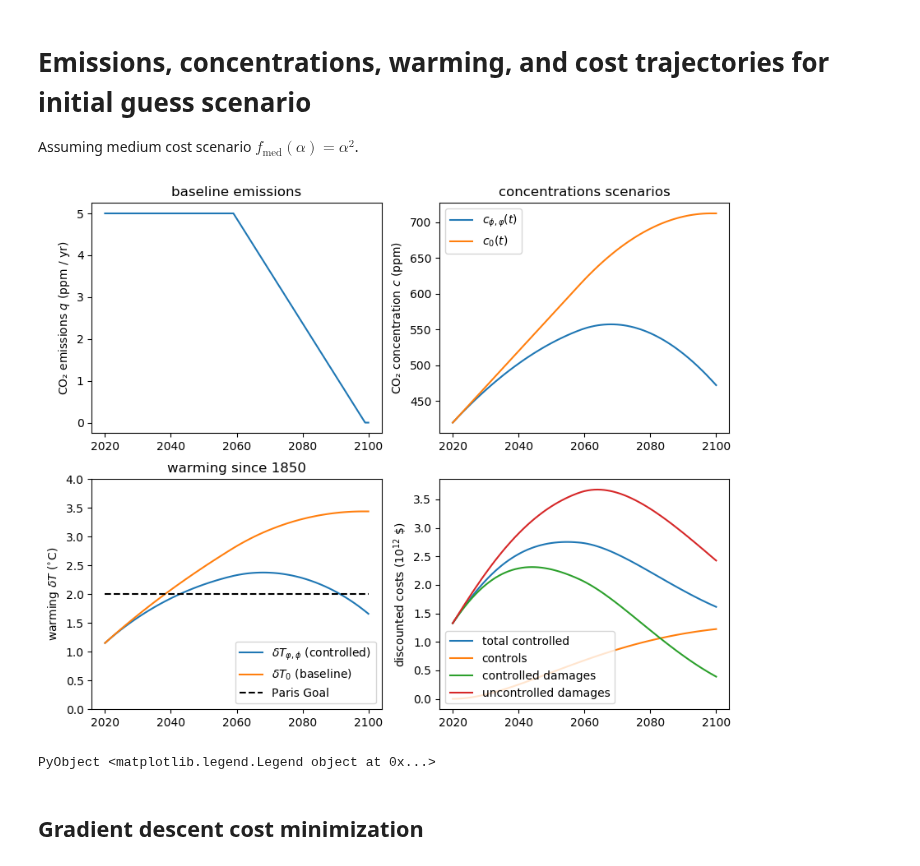
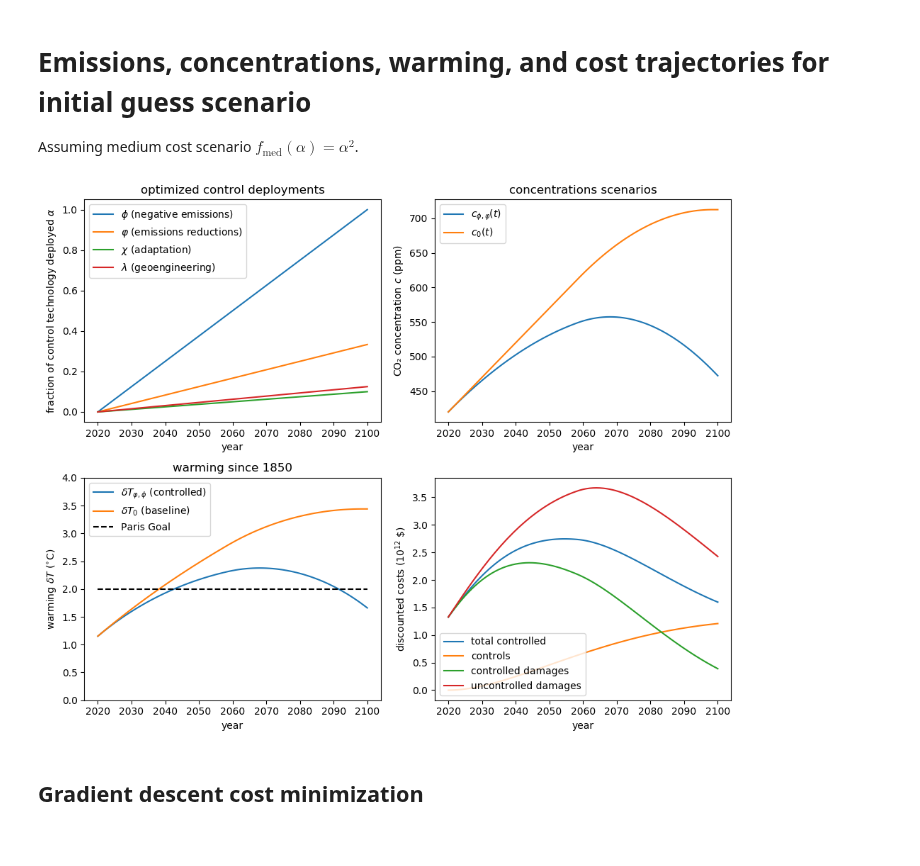
Before and after one commit to hdrake/OptimizeClimate, a Jupyter notebook: DeutchOptimized_gradient_descent_HFD.ipynb, the cells around one changed output. Cells and saved outputs as stored; diff of their text form; code cells hidden in the pictures.

```diff
--- a/DeutchOptimized_gradient_descent_HFD.ipynb
+++ b/DeutchOptimized_gradient_descent_HFD.ipynb
@@ -103,36 +99,48 @@ Assuming medium cost scenario $f_{\text{med}}(\alpha) = \alpha^{2}$.
 # %%
 figure(figsize=(10,8))
 subplot(2,2,1)
-plot(t,q)
-ylabel(L"CO₂ emissions $q$ (ppm / yr)")
-title("baseline emissions")
+plot(t, ϕ, label=L"$\phi$ (negative emissions)")
+plot(t, φ, label=L"$\varphi$ (emissions reductions)")
+plot(t, χ, label=L"$\chi$ (adaptation)")
+plot(t, λ, label=L"$\lambda$ (geoengineering)")
+ylabel(L"fraction of control technology deployed $\alpha$")
+xlabel("year")
+title("optimized control deployments")
+legend()
 
 subplot(2,2,2)
 plot(t,c(ϕ,φ), label=L"$c_{\phi,\varphi}(t)$")
 plot(t,c_0, label=L"$c_{0}(t)$")
 legend()
 ylabel(L"CO₂ concentration $c$ (ppm)")
+xlabel("year")
 title("concentrations scenarios")
 
 subplot(2,2,3)
 plot(t,δT(ϕ, φ), label=L"$\delta T_{\varphi,\phi}$ (controlled)")
 plot(t,δT_0, label=L"$\delta T_{0}$ (baseline)")
 plot(t,2.0.*ones(size(t)),"k--", label="Paris Goal")
 ylabel(L"warming $δT$ ($^{\circ}$C)")
+xlabel("year")
 ylim([0,4.0])
 legend()
 title("warming since 1850")
 
 subplot(2,2,4)
 plot(t, (C(ϕ, φ, χ, λ) + D(ϕ, φ, χ, λ)) .* discounting, label="total controlled")
 plot(t, C(ϕ, φ, χ, λ) .* discounting, label="controls")
 plot(t, D(ϕ, φ, χ, λ) .* discounting, label="controlled damages")
 plot(t, D_0 .* discounting, label="uncontrolled damages")
 ylabel(L"discounted costs (10$^{12}$ \$)")
+xlabel("year")
 legend()
+
+tight_layout()
+
+
+savefig("figures/model_trajectories_initial_guess.png", bbox_inches="tight", dpi=100)
 # %% [output]
-[figure, old version]
+[figure, new version]
-PyObject <matplotlib.legend.Legend object at 0x...>
 # %% [markdown]
 ## Gradient descent cost minimization
 # %%
```
Also changed, not shown: parts of 6 cells of this notebook, 3 other files.
